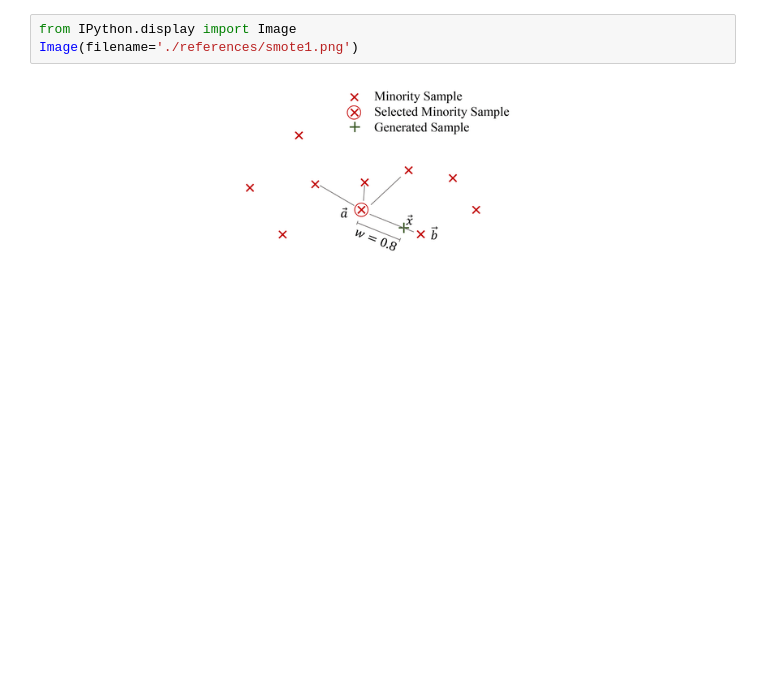
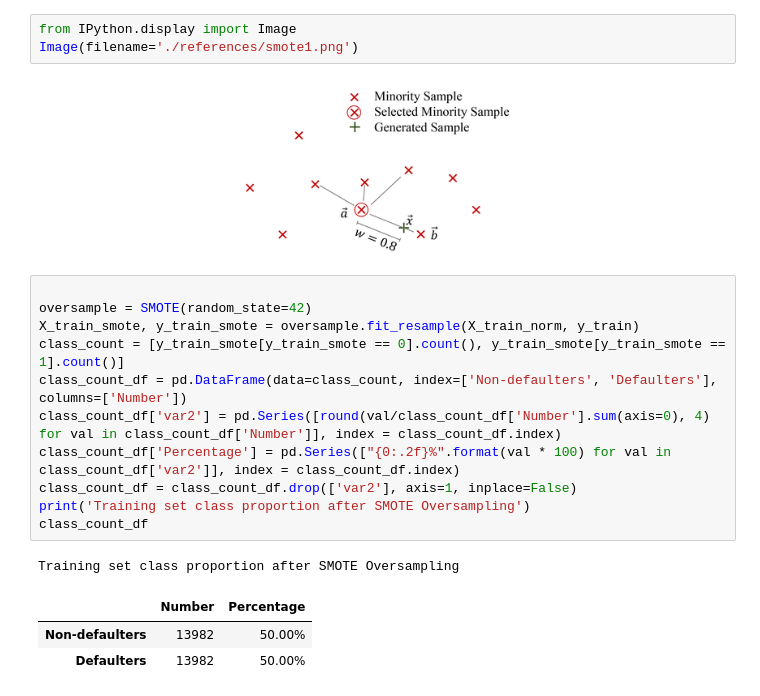
Before and after one commit to Jason-Tang-ds/ml-coding-template, a Jupyter notebook: credit-card-default-tutorial/notebooks/2.0-jt-model-training.ipynb, the cells around one changed output. Drawn from its saved outputs; the diff is of its cells as text; blank space fills up the shorter version.

```diff
--- a/credit-card-default-tutorial/notebooks/2.0-jt-model-training.ipynb
+++ b/credit-card-default-tutorial/notebooks/2.0-jt-model-training.ipynb
@@ -207,3 +203,19 @@ from IPython.display import Image
 Image(filename='./references/smote1.png')
 # %% [output]
 [figure]
+# %%
+
+oversample = SMOTE(random_state=42)
+X_train_smote, y_train_smote = oversample.fit_resample(X_train_norm, y_train)
+class_count = [y_train_smote[y_train_smote == 0].count(), y_train_smote[y_train_smote == 1].count()]
+class_count_df = pd.DataFrame(data=class_count, index=['Non-defaulters', 'Defaulters'], columns=['Number'])
+class_count_df['var2'] = pd.Series([round(val/class_count_df['Number'].sum(axis=0), 4) for val in class_count_df['Number']], index = class_count_df.index)
+class_count_df['Percentage'] = pd.Series(["{0:.2f}%".format(val * 100) for val in class_count_df['var2']], index = class_count_df.index)
+class_count_df = class_count_df.drop(['var2'], axis=1, inplace=False)
+print('Training set class proportion after SMOTE Oversampling')
+class_count_df
+# %% [output]
+Training set class proportion after SMOTE Oversampling
+|  | Number | Percentage |
+| Non-defaulters | 13982 | 50.00% |
+| Defaulters | 13982 | 50.00% |
```
Also changed, not shown: parts of 11 cells of this notebook, 2 other files.
